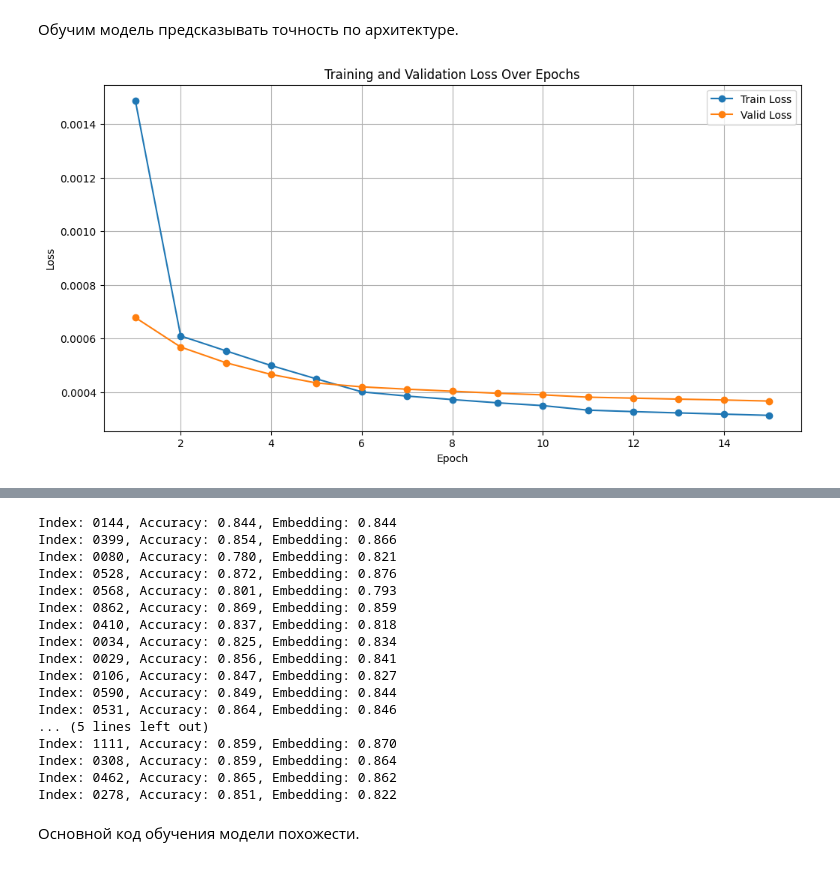
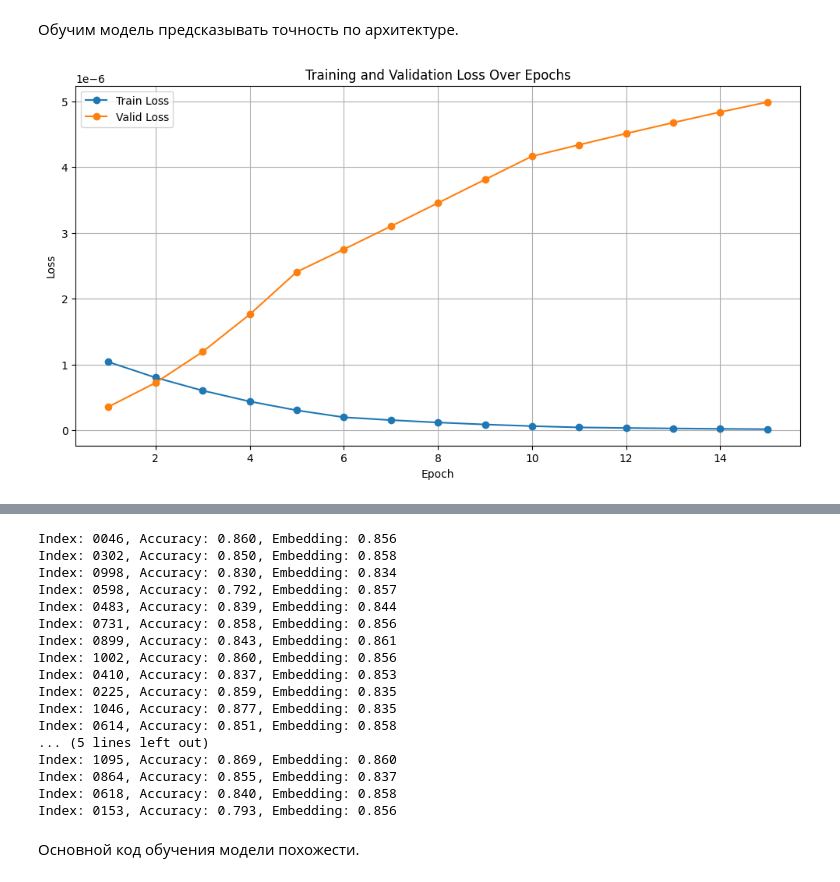
Before and after one commit to intsystems/predicator-function-for-neural-networks, a Jupyter notebook: code/gcn-training.ipynb, the cells around one changed output, grey strips where cells are left out. Cells and saved outputs as stored; diff of their text form; code cells hidden in the pictures.

```diff
--- a/code/gcn-training.ipynb
+++ b/code/gcn-training.ipynb
@@ -100,7 +100,7 @@ def load_json_from_directory(directory_path):
                         print(f"Error decoding JSON from file {file_path}: {e}")
     return json_data
 # %%
-models_dict = load_json_from_directory('second_dataset')
+models_dict = load_json_from_directory('third_dataset')
 # %% [markdown]
 Посмотрю как распределена точность моделей
 # %%
@@ -366,13 +372,13 @@ criterion = nn.MSELoss()
 # %%
 train_model_accuracy(
     model_accuracy,
     train_dataset,
     valid_dataset,
     optimizer,
     criterion,
     num_epochs,
     device="cpu",
-    developer_mode=False
+    developer_mode=True
 );
 # %% [output]
-[figure, old version]
+[figure, new version]
@@ -384,23 +390,23 @@ for i, (adj, features, index, accuracy) in enumerate(train_dataset):
     if i >= 20:
         break
 # %% [output]
-Index: 0144, Accuracy: 0.844, Embedding: 0.844
-Index: 0399, Accuracy: 0.854, Embedding: 0.866
-Index: 0080, Accuracy: 0.780, Embedding: 0.821
-Index: 0528, Accuracy: 0.872, Embedding: 0.876
-Index: 0568, Accuracy: 0.801, Embedding: 0.793
-Index: 0862, Accuracy: 0.869, Embedding: 0.859
-Index: 0410, Accuracy: 0.837, Embedding: 0.818
-Index: 0034, Accuracy: 0.825, Embedding: 0.834
-Index: 0029, Accuracy: 0.856, Embedding: 0.841
-Index: 0106, Accuracy: 0.847, Embedding: 0.827
-Index: 0590, Accuracy: 0.849, Embedding: 0.844
-Index: 0531, Accuracy: 0.864, Embedding: 0.846
+Index: 0046, Accuracy: 0.860, Embedding: 0.856
+Index: 0302, Accuracy: 0.850, Embedding: 0.858
+Index: 0998, Accuracy: 0.830, Embedding: 0.834
+Index: 0598, Accuracy: 0.792, Embedding: 0.857
+Index: 0483, Accuracy: 0.839, Embedding: 0.844
+Index: 0731, Accuracy: 0.858, Embedding: 0.856
+Index: 0899, Accuracy: 0.843, Embedding: 0.861
+Index: 1002, Accuracy: 0.860, Embedding: 0.856
+Index: 0410, Accuracy: 0.837, Embedding: 0.853
+Index: 0225, Accuracy: 0.859, Embedding: 0.835
+Index: 1046, Accuracy: 0.877, Embedding: 0.835
+Index: 0614, Accuracy: 0.851, Embedding: 0.858
 ... (5 lines left out)
-Index: 1111, Accuracy: 0.859, Embedding: 0.870
-Index: 0308, Accuracy: 0.859, Embedding: 0.864
-Index: 0462, Accuracy: 0.865, Embedding: 0.862
-Index: 0278, Accuracy: 0.851, Embedding: 0.822
+Index: 1095, Accuracy: 0.869, Embedding: 0.860
+Index: 0864, Accuracy: 0.855, Embedding: 0.837
+Index: 0618, Accuracy: 0.840, Embedding: 0.858
+Index: 0153, Accuracy: 0.793, Embedding: 0.856
 # %%
 input_dim = graphs_dataset[0][1].shape[1]
 hidden_dim = 256  # Размерность скрытого слоя
```
Also changed, not shown: parts of 12 cells of this notebook, 1 other file.
